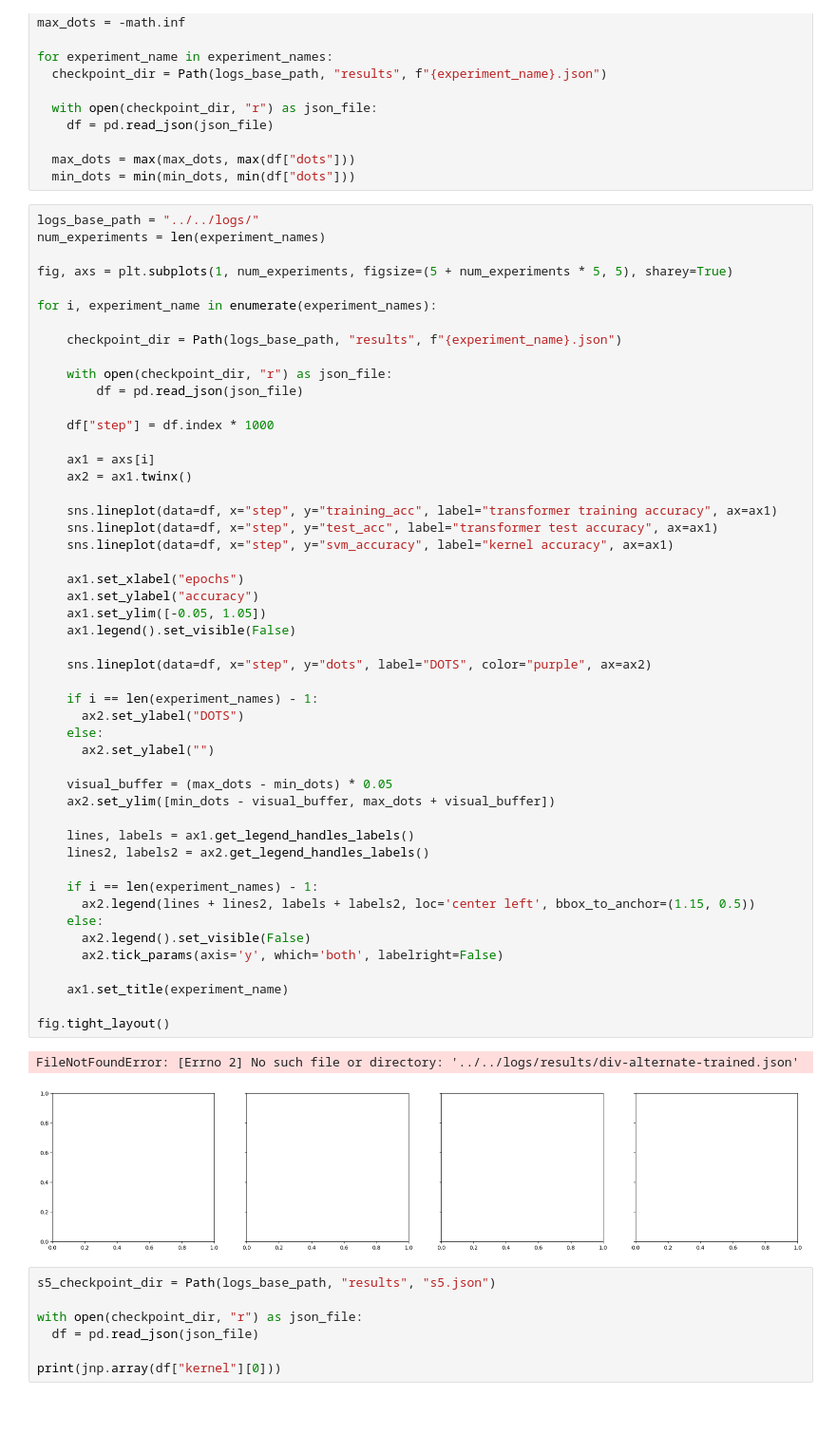
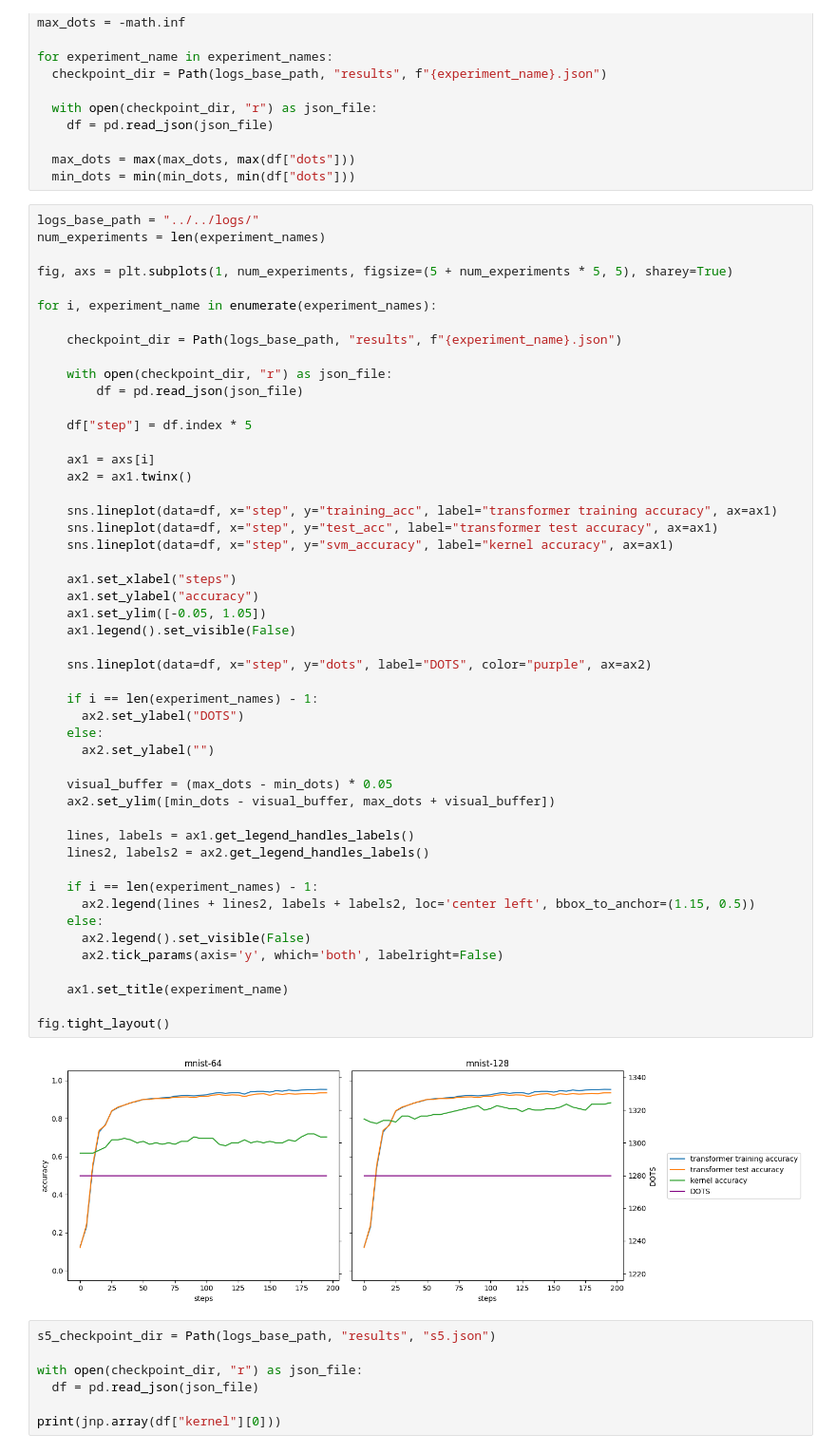
Before and after one commit to andylolu2/idiots, a Jupyter notebook: idiots/notebooks/plot_svm_dots_results.ipynb, the cells around one changed output. Shown at 95% size. Cells and saved outputs as stored; diff of their text form; blank space fills up the shorter version.

```diff
--- a/idiots/notebooks/plot_svm_dots_results.ipynb
+++ b/idiots/notebooks/plot_svm_dots_results.ipynb
@@ -35,7 +35,7 @@ for i, experiment_name in enumerate(experiment_names):
     with open(checkpoint_dir, "r") as json_file:
         df = pd.read_json(json_file)
 
-    df["step"] = df.index * 1000
+    df["step"] = df.index * 5
 
     ax1 = axs[i]
     ax2 = ax1.twinx()
@@ -44,36 +44,35 @@ for i, experiment_name in enumerate(experiment_names):
     sns.lineplot(data=df, x="step", y="test_acc", label="transformer test accuracy", ax=ax1)
     sns.lineplot(data=df, x="step", y="svm_accuracy", label="kernel accuracy", ax=ax1)
 
-    ax1.set_xlabel("epochs")
+    ax1.set_xlabel("steps")
     ax1.set_ylabel("accuracy")
     ax1.set_ylim([-0.05, 1.05])
     ax1.legend().set_visible(False)
 
     sns.lineplot(data=df, x="step", y="dots", label="DOTS", color="purple", ax=ax2)
 
     if i == len(experiment_names) - 1:
       ax2.set_ylabel("DOTS")
     else:
       ax2.set_ylabel("")
 
     visual_buffer = (max_dots - min_dots) * 0.05
     ax2.set_ylim([min_dots - visual_buffer, max_dots + visual_buffer])
 
     lines, labels = ax1.get_legend_handles_labels()
     lines2, labels2 = ax2.get_legend_handles_labels()
 
     if i == len(experiment_names) - 1:
       ax2.legend(lines + lines2, labels + labels2, loc='center left', bbox_to_anchor=(1.15, 0.5))
     else:
       ax2.legend().set_visible(False)
       ax2.tick_params(axis='y', which='both', labelright=False)
 
     ax1.set_title(experiment_name)
 
 fig.tight_layout()
 # %% [output]
-FileNotFoundError: [Errno 2] No such file or directory: '../../logs/results/div-alternate-trained.json'
-[figure, old version]
+[figure, new version]
 # %%
 s5_checkpoint_dir = Path(logs_base_path, "results", "s5.json")
 
```
Also changed, not shown: 2 other files.
